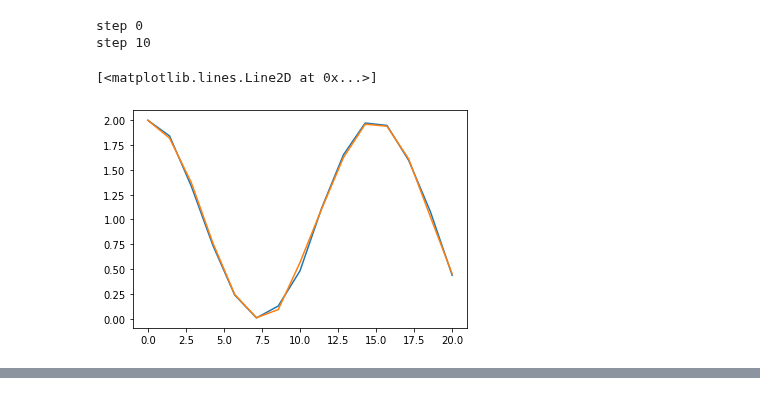
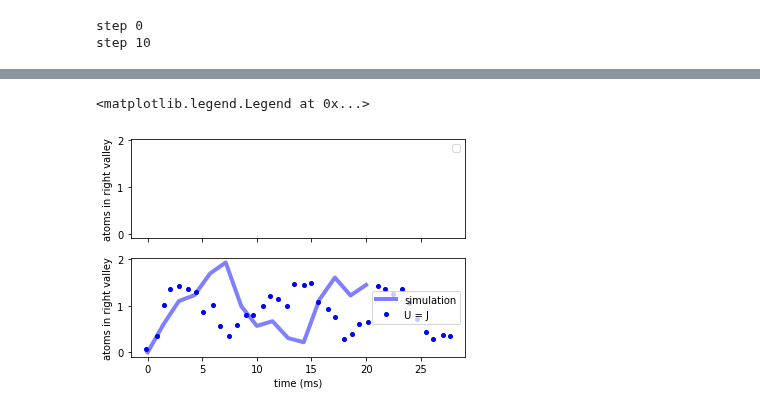
Before and after one commit to synqs/pennylane-ls, a Jupyter notebook: examples/Fermions_in_double_well.ipynb, the cells around one changed output, grey strips where cells are left out. Drawn from its saved outputs; the diff is of its cells as text; code cells hidden in the pictures.

```diff
--- a/examples/Fermions_in_double_well.ipynb
+++ b/examples/Fermions_in_double_well.ipynb
@@ -70,7 +161,7 @@ ax.plot(times*1e3, means)
 In a next step the atoms are interacting.
 # %%
 @qml.qnode(FermionDevice)
-def correlated_hopping(theta = 0, gamma=0, Ntrott = 5):
+def correlated_hopping(theta = 0, gamma=0, Ntrott = 15):
     '''
     The circuit that simulates the experiments.
 
@@ -88,5 +179,5 @@ def correlated_hopping(theta = 0, gamma=0, Ntrott = 5):
         FermionOps.Inter(gamma/Ntrott, wires=[0,1,2,3,4,5,6,7])
 
     # measure the occupation on the right side
-    obs = FermionOps.ParticleNumber([0,1])
+    obs = FermionOps.ParticleNumber([2,3])
     return qml.expval(obs)
@@ -105,20 +184,22 @@ print(correlated_hopping.draw())
 # %%
 Ntimes = 15;
 times = np.linspace(0, 20, Ntimes)*1e-3;
-J =2*np.pi*134/2;
-U = J;
 means_int = np.zeros(Ntimes);
 for i in range(Ntimes):
     if i%10==0:
         print("step", i)
-    means_int[i] = correlated_hopping(J*times[i], U*times[i])
+    means_int[i] = correlated_hopping(-2*J*times[i], 2*U*times[i])
 # %% [output]
 step 0
 step 10
-# %%
-f, ax = plt.subplots()
-ax.plot(times*1e3, means)
-ax.plot(times*1e3, means_int)
-# %% [output]
-[<matplotlib.lines.Line2D at 0x...>]
-[figure, removed]
+# %%
+f, (ax1, ax2) = plt.subplots(2,1, sharex = True, sharey = True);
+
+ax2.plot(times*1e3, means_int, 'b-', label="simulation", linewidth=4, alpha = 0.5)
+ax2.plot(data_murmann_with_int.time, data_murmann_with_int.nR, 'bo', label="U = J", markersize=4)
+ax1.set_ylabel(r'atoms in right valley')
+ax2.set_ylabel(r'atoms in right valley')
+ax2.set_xlabel(r'time (ms)')
+ax1.legend()
+ax2.legend()
+# %% [output]
@@ -124,0 +207,2 @@ ax.plot(times*1e3, means_int)
+<matplotlib.legend.Legend at 0x...>
+[figure, added]
```
Also changed, not shown: parts of 22 cells of this notebook, 2 other files.
